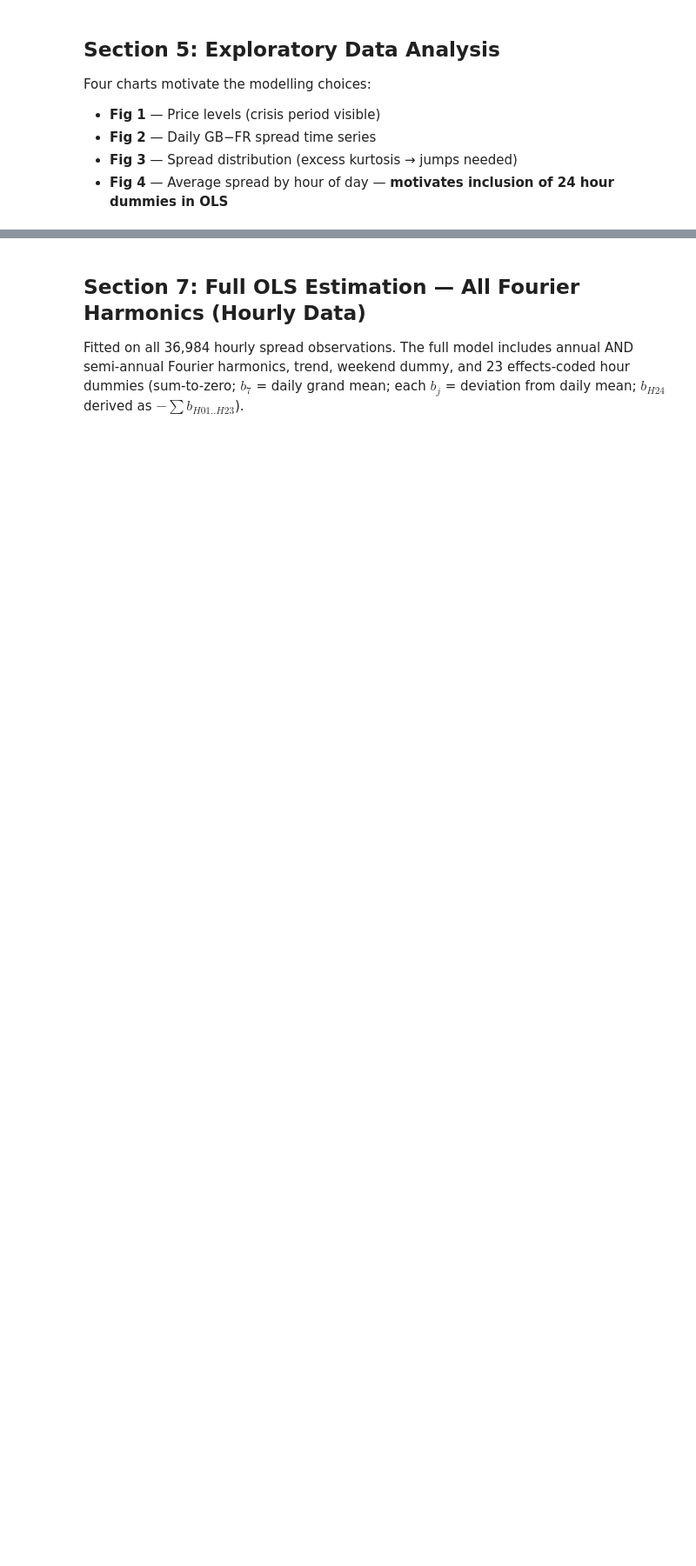
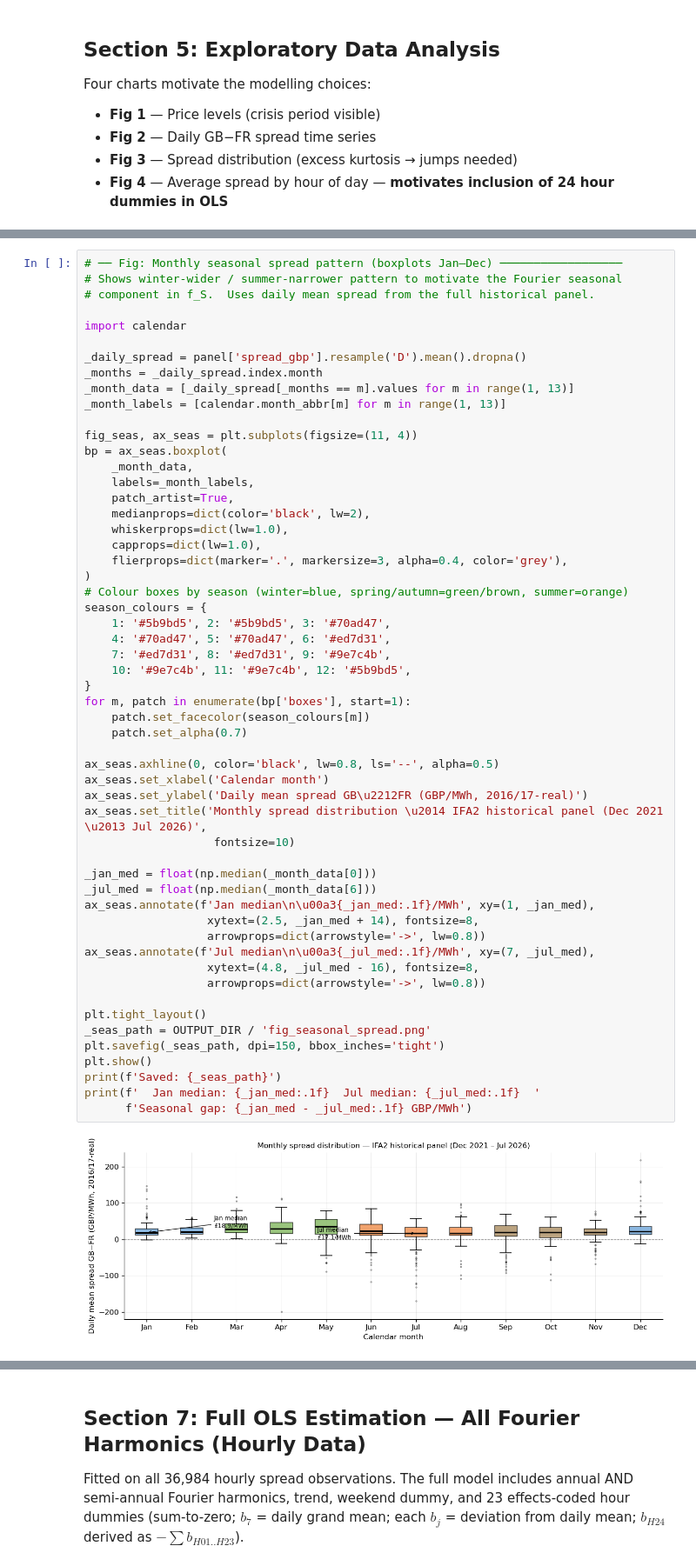
Before and after one commit to aadeshsamdadiya/Interconnector-Model, a Jupyter notebook: M2/IC_spread_direct_v2.ipynb, the cells around one changed output, grey strips where cells are left out. Shown at 87% size. Drawn from its saved outputs; the diff is of its cells as text; blank space fills up the shorter version.

```diff
--- a/M2/IC_spread_direct_v2.ipynb
+++ b/M2/IC_spread_direct_v2.ipynb
@@ -313,0 +361,57 @@ Saved: fig_eda.png
+# %%
+# ── Fig: Monthly seasonal spread pattern (boxplots Jan–Dec) ──────────────────
+# Shows winter-wider / summer-narrower pattern to motivate the Fourier seasonal
+# component in f_S.  Uses daily mean spread from the full historical panel.
+
+import calendar
+
+_daily_spread = panel['spread_gbp'].resample('D').mean().dropna()
+_months = _daily_spread.index.month
+_month_data = [_daily_spread[_months == m].values for m in range(1, 13)]
+_month_labels = [calendar.month_abbr[m] for m in range(1, 13)]
+
+fig_seas, ax_seas = plt.subplots(figsize=(11, 4))
+bp = ax_seas.boxplot(
+    _month_data,
+    labels=_month_labels,
+    patch_artist=True,
+    medianprops=dict(color='black', lw=2),
+    whiskerprops=dict(lw=1.0),
+    capprops=dict(lw=1.0),
+    flierprops=dict(marker='.', markersize=3, alpha=0.4, color='grey'),
+)
+# Colour boxes by season (winter=blue, spring/autumn=green/brown, summer=orange)
+season_colours = {
+    1: '#5b9bd5', 2: '#5b9bd5', 3: '#70ad47',
+    4: '#70ad47', 5: '#70ad47', 6: '#ed7d31',
+    7: '#ed7d31', 8: '#ed7d31', 9: '#9e7c4b',
+    10: '#9e7c4b', 11: '#9e7c4b', 12: '#5b9bd5',
+}
+for m, patch in enumerate(bp['boxes'], start=1):
+    patch.set_facecolor(season_colours[m])
+    patch.set_alpha(0.7)
+
+ax_seas.axhline(0, color='black', lw=0.8, ls='--', alpha=0.5)
+ax_seas.set_xlabel('Calendar month')
+ax_seas.set_ylabel('Daily mean spread GB\u2212FR (GBP/MWh, 2016/17-real)')
+ax_seas.set_title('Monthly spread distribution \u2014 IFA2 historical panel (Dec 2021 \u2013 Jul 2026)',
+                   fontsize=10)
+
+_jan_med = float(np.median(_month_data[0]))
+_jul_med = float(np.median(_month_data[6]))
+ax_seas.annotate(f'Jan median\n\u00a3{_jan_med:.1f}/MWh', xy=(1, _jan_med),
+                  xytext=(2.5, _jan_med + 14), fontsize=8,
+                  arrowprops=dict(arrowstyle='->', lw=0.8))
+ax_seas.annotate(f'Jul median\n\u00a3{_jul_med:.1f}/MWh', xy=(7, _jul_med),
+                  xytext=(4.8, _jul_med - 16), fontsize=8,
+                  arrowprops=dict(arrowstyle='->', lw=0.8))
+
+plt.tight_layout()
+_seas_path = OUTPUT_DIR / 'fig_seasonal_spread.png'
+plt.savefig(_seas_path, dpi=150, bbox_inches='tight')
+plt.show()
+print(f'Saved: {_seas_path}')
+print(f'  Jan median: {_jan_med:.1f}  Jul median: {_jul_med:.1f}  '
+      f'Seasonal gap: {_jan_med - _jul_med:.1f} GBP/MWh')
+# %% [output]
+[figure, added]
```
Also changed, not shown: parts of 17 cells of this notebook, 13 other files.
